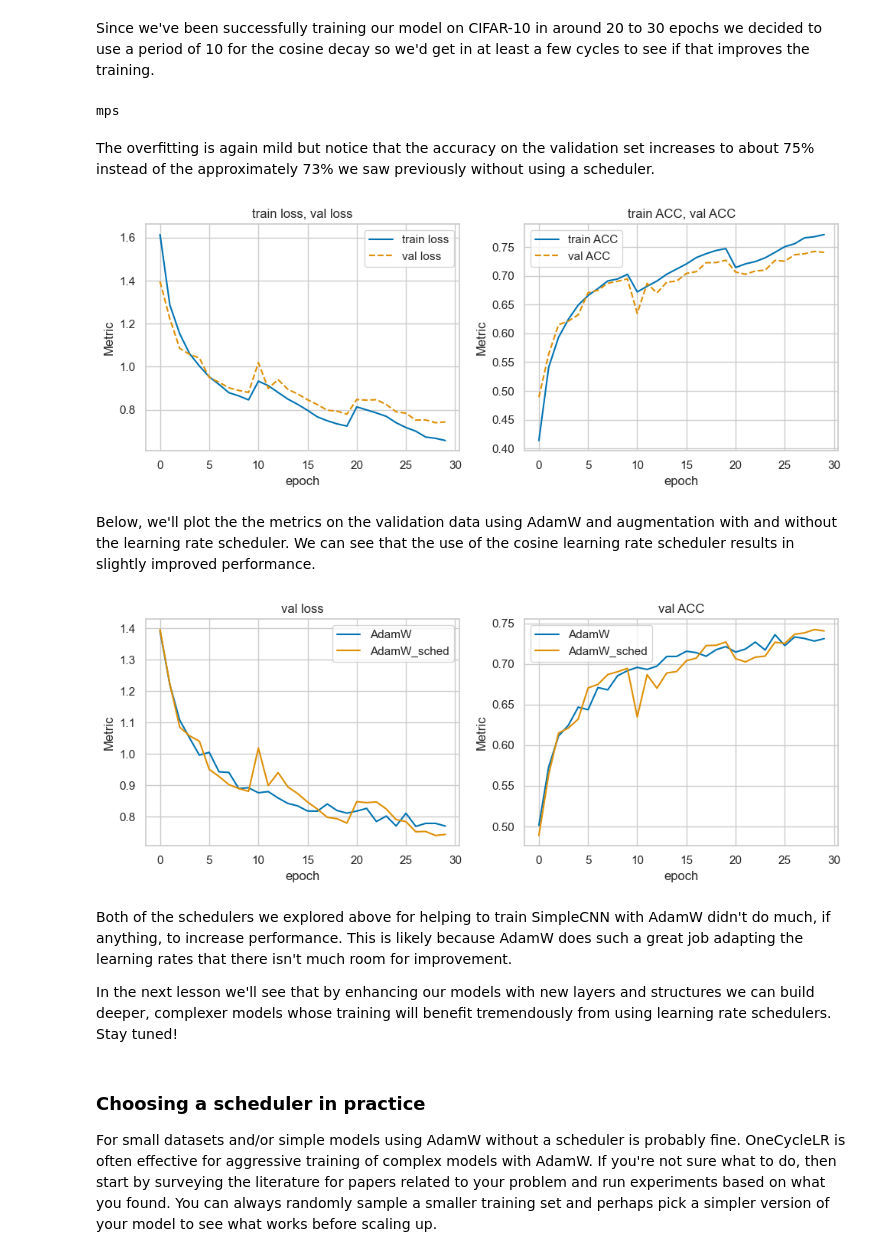
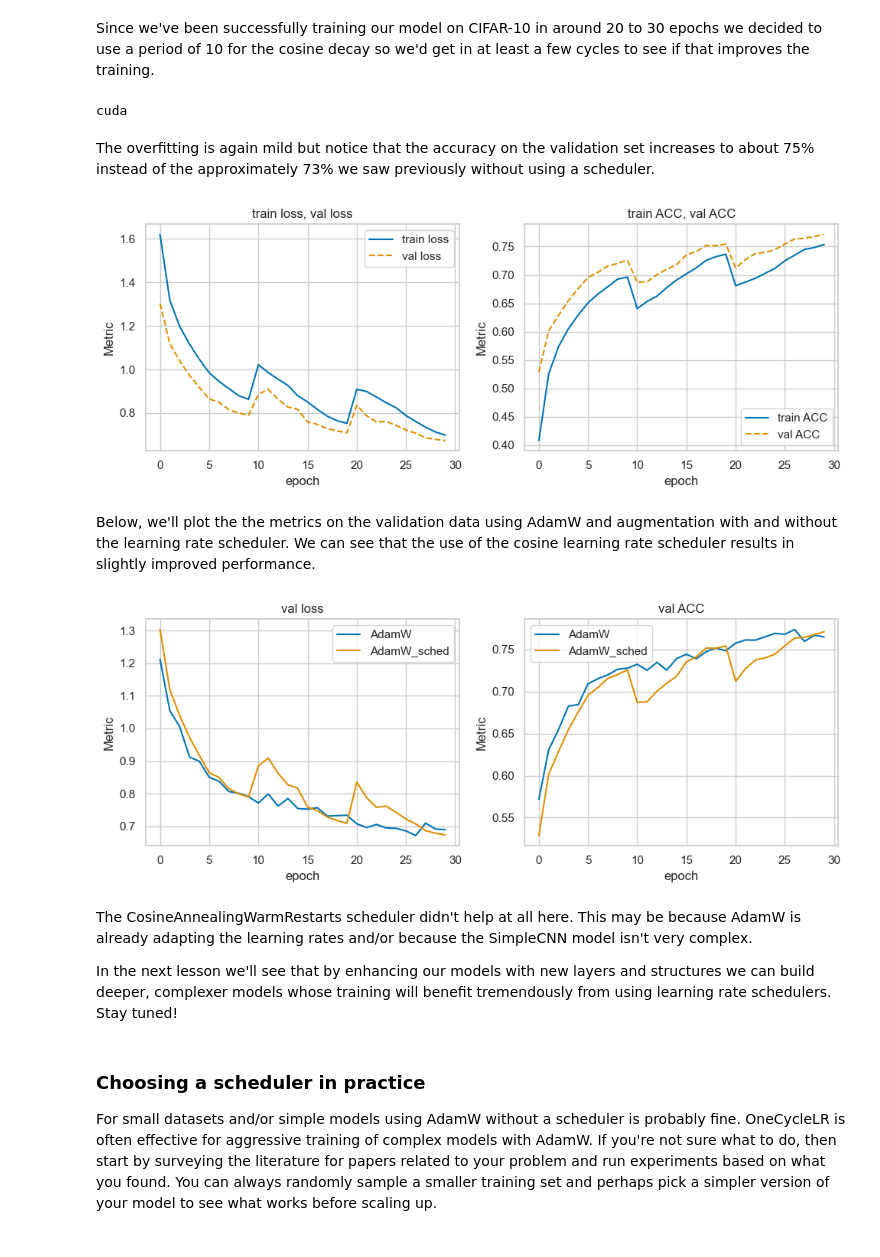
Before and after one commit to nkoranda97/DS776, a Jupyter notebook: Lesson_03_Better_Training/L03_4_Schedulers_with_CIFAR10.ipynb, the cells around one changed output. Cells and saved outputs as stored; diff of their text form; code cells hidden in the pictures.

```diff
--- a/Lesson_03_Better_Training/L03_4_Schedulers_with_CIFAR10.ipynb
+++ b/Lesson_03_Better_Training/L03_4_Schedulers_with_CIFAR10.ipynb
@@ -227,13 +236,13 @@ Since we've been successfully training our model on CIFAR-10 in around 20 to 30
 # %%
 model = SimpleCNN() # create a new instance of the model
 loss_func = nn.CrossEntropyLoss()
-optimizer = optim.AdamW(model.parameters())
+optimizer = optim.AdamW(model.parameters(), lr=0.0025)
 scheduler = CosineAnnealingWarmRestarts(optimizer, T_0=10*len(train_loader), T_mult=1, eta_min=0.0001)
 
 device = get_device()
 print(device)
 
-ckpt_file = 'models/model_CIFAR10_AdamW_scheduler.pt'
+ckpt_file = MODELS_PATH / 'L03_CIFAR10_SimpleCNN_cawr_schedule.pt'
 epochs = 30
 
 score_funcs = {'ACC':accuracy_score}
@@ -250,30 +259,30 @@ train_network(model,
     lr_schedule = scheduler,
     scheduler_step_per_batch=True);
 # %% [output]
-mps
+cuda
 # %% [markdown]
 The overfitting is again mild but notice that the accuracy on the validation set increases to about 75% instead of the approximately 73% we saw previously without using a scheduler.
 # %%
-ckpt_file = 'models/model_CIFAR10_AdamW_scheduler.pt'
+ckpt_file = MODELS_PATH / 'L03_CIFAR10_SimpleCNN_cawr_schedule.pt'
 results = load_results(ckpt_file)
 
 plot_training_metrics(results, [['train loss', 'val loss'], ['train ACC', 'val ACC']])
 # %% [output]
-[figure, old version]
+[figure, new version]
 # %% [markdown]
 Below, we'll plot the the metrics on the validation data using AdamW and augmentation with and without the learning rate scheduler.  We can see that the use of the cosine learning rate scheduler results in slightly improved performance.
 # %%
-ckpt_file = 'models/model_CIFAR10_AdamW_augment.pt'
+ckpt_file = MODELS_PATH / 'L03_CIFAR10_SimpleCNN_AdamW_augment.pt'
 results_AdamW = load_results(ckpt_file)
 
-ckpt_file = 'models/model_CIFAR10_AdamW_scheduler.pt'
+ckpt_file = MODELS_PATH / 'L03_CIFAR10_SimpleCNN_cawr_schedule.pt'
 results_AdamW_sched = load_results(ckpt_file)
 
 plot_training_metrics([results_AdamW, results_AdamW_sched], [['val loss'], ['val ACC']],df_labels=['AdamW', 'AdamW_sched'])
 # %% [output]
-[figure, old version]
+[figure, new version]
 # %% [markdown]
-Both of the schedulers we explored above for helping to train SimpleCNN with AdamW didn't do much, if anything, to increase performance.  This is likely because AdamW does such a great job adapting the learning rates that there isn't much room for improvement.
+The CosineAnnealingWarmRestarts scheduler didn't help at all here.  This may be because AdamW is already adapting the learning rates and/or because the SimpleCNN model isn't very complex.
 
 In the next lesson we'll see that by enhancing our models with new layers and structures we can build deeper, complexer models whose training will benefit tremendously from using learning rate schedulers.  Stay tuned!
 # %% [markdown]
```
Also changed, not shown: parts of 7 cells of this notebook, 33 other files.
